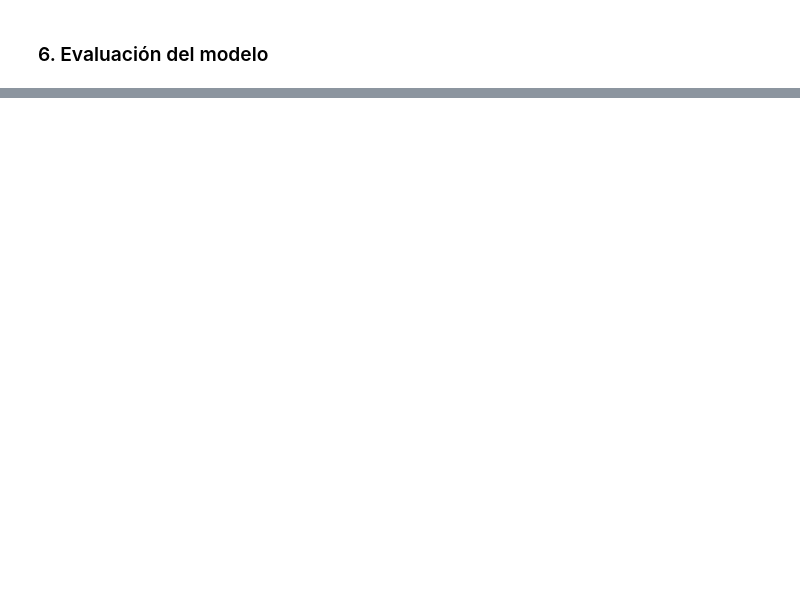
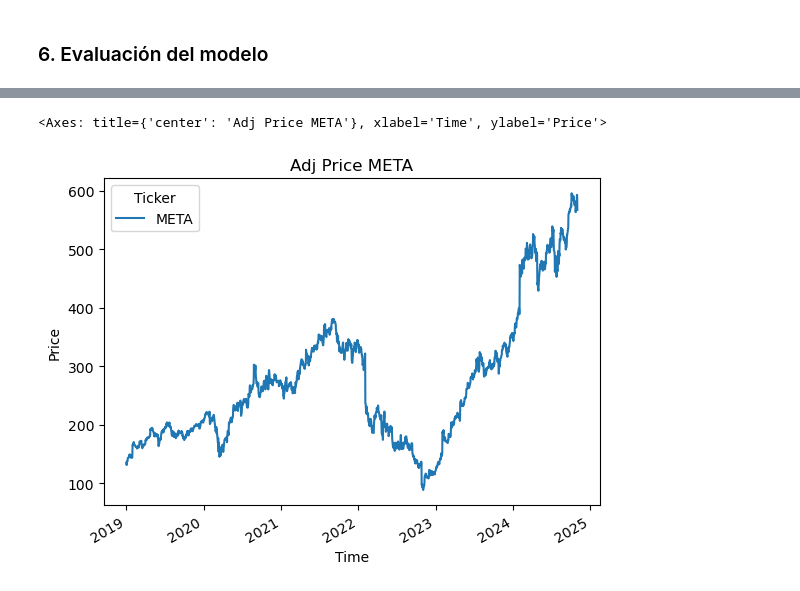
Before and after one commit to alejandro-ic-10/Smart-Agent, a Jupyter notebook: Meta_Agent_Search_LSTM.ipynb, the cells around one changed output, grey strips where cells are left out. Saved outputs shown, nothing was run; the diff lists cells and outputs as text; code cells hidden in the pictures; blank space fills up the shorter version.

```diff
--- a/Meta_Agent_Search_LSTM.ipynb
+++ b/Meta_Agent_Search_LSTM.ipynb
@@ -244,0 +251,4 @@ plt.show
+# %%
+data = yf.download('META', start='2019-01-01', end='2024-11-01', interval='1d')
+
+data.head()
@@ -244,0 +265,7 @@ plt.show
+# %%
+data_adj = data['Adj Close'].dropna()
+
+data_adj.plot(title='Adj Price META', xlabel='Time', ylabel = 'Price')
+# %% [output]
+<Axes: title={'center': 'Adj Price META'}, xlabel='Time', ylabel='Price'>
+[figure, added]
```
Also changed, not shown: parts of 14 cells of this notebook, 1 other file.
